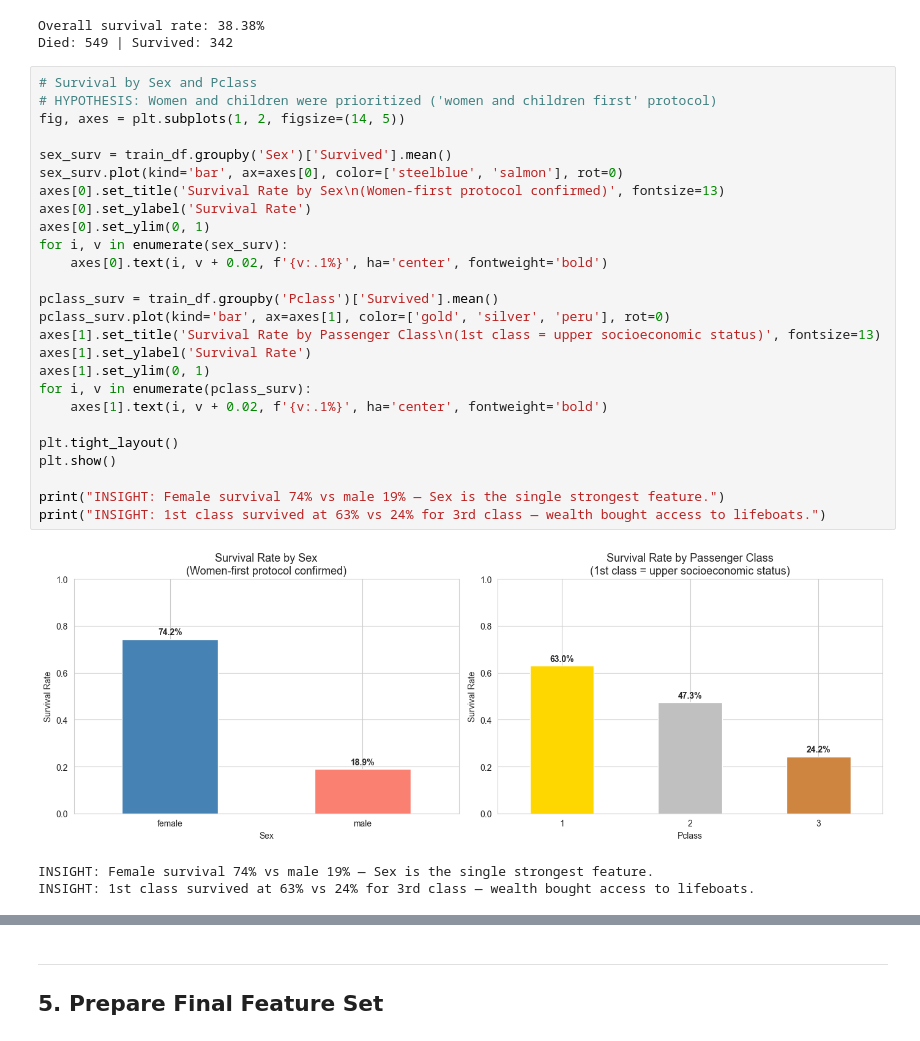
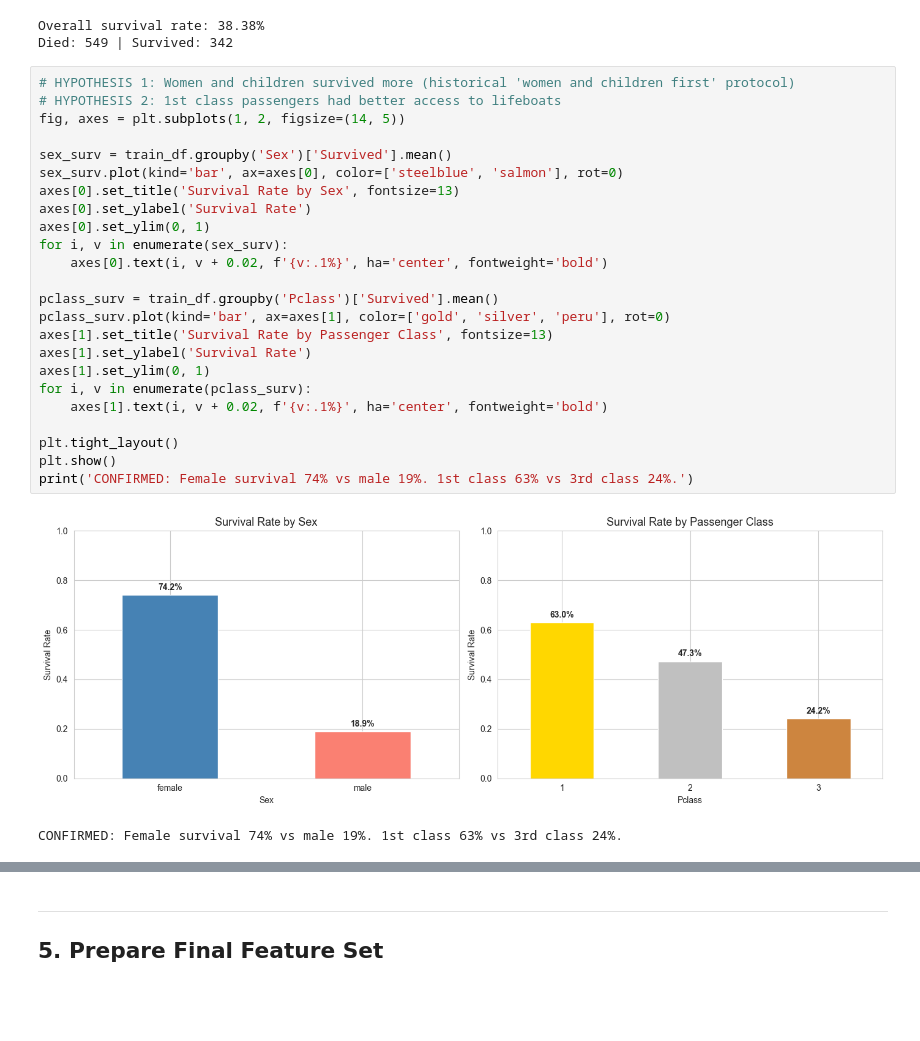
Before and after one commit to eloquenttbota/kaggle-titanic, a Jupyter notebook: notebook/EDA.ipynb, the cells around one changed output, grey strips where cells are left out. Saved outputs shown, nothing was run; the diff lists cells and outputs as text; blank space fills up the shorter version.

```diff
--- a/notebook/EDA.ipynb
+++ b/notebook/EDA.ipynb
@@ -122,35 +131,32 @@ print(f"Died: {(train_df['Survived']==0).sum()} | Survived: {(train_df['Survived
 Overall survival rate: 38.38%
 Died: 549 | Survived: 342
 # %%
-# Survival by Sex and Pclass
-# HYPOTHESIS: Women and children were prioritized ('women and children first' protocol)
+# HYPOTHESIS 1: Women and children survived more (historical 'women and children first' protocol)
+# HYPOTHESIS 2: 1st class passengers had better access to lifeboats
 fig, axes = plt.subplots(1, 2, figsize=(14, 5))
 
 sex_surv = train_df.groupby('Sex')['Survived'].mean()
 sex_surv.plot(kind='bar', ax=axes[0], color=['steelblue', 'salmon'], rot=0)
-axes[0].set_title('Survival Rate by Sex\n(Women-first protocol confirmed)', fontsize=13)
+axes[0].set_title('Survival Rate by Sex', fontsize=13)
 axes[0].set_ylabel('Survival Rate')
 axes[0].set_ylim(0, 1)
 for i, v in enumerate(sex_surv):
     axes[0].text(i, v + 0.02, f'{v:.1%}', ha='center', fontweight='bold')
 
 pclass_surv = train_df.groupby('Pclass')['Survived'].mean()
 pclass_surv.plot(kind='bar', ax=axes[1], color=['gold', 'silver', 'peru'], rot=0)
-axes[1].set_title('Survival Rate by Passenger Class\n(1st class = upper socioeconomic status)', fontsize=13)
+axes[1].set_title('Survival Rate by Passenger Class', fontsize=13)
 axes[1].set_ylabel('Survival Rate')
 axes[1].set_ylim(0, 1)
 for i, v in enumerate(pclass_surv):
     axes[1].text(i, v + 0.02, f'{v:.1%}', ha='center', fontweight='bold')
 
 plt.tight_layout()
 plt.show()
-
-print("INSIGHT: Female survival 74% vs male 19% — Sex is the single strongest feature.")
-print("INSIGHT: 1st class survived at 63% vs 24% for 3rd class — wealth bought access to lifeboats.")
+print('CONFIRMED: Female survival 74% vs male 19%. 1st class 63% vs 3rd class 24%.')
 # %% [output]
-[figure, old version]
+[figure, new version]
-INSIGHT: Female survival 74% vs male 19% — Sex is the single strongest feature.
-INSIGHT: 1st class survived at 63% vs 24% for 3rd class — wealth bought access to lifeboats.
+CONFIRMED: Female survival 74% vs male 19%. 1st class 63% vs 3rd class 24%.
 # %%
 # Age and Fare distributions
 fig, axes = plt.subplots(1, 2, figsize=(14, 5))
```
Also changed, not shown: parts of 70 cells of this notebook, 7 other files.
